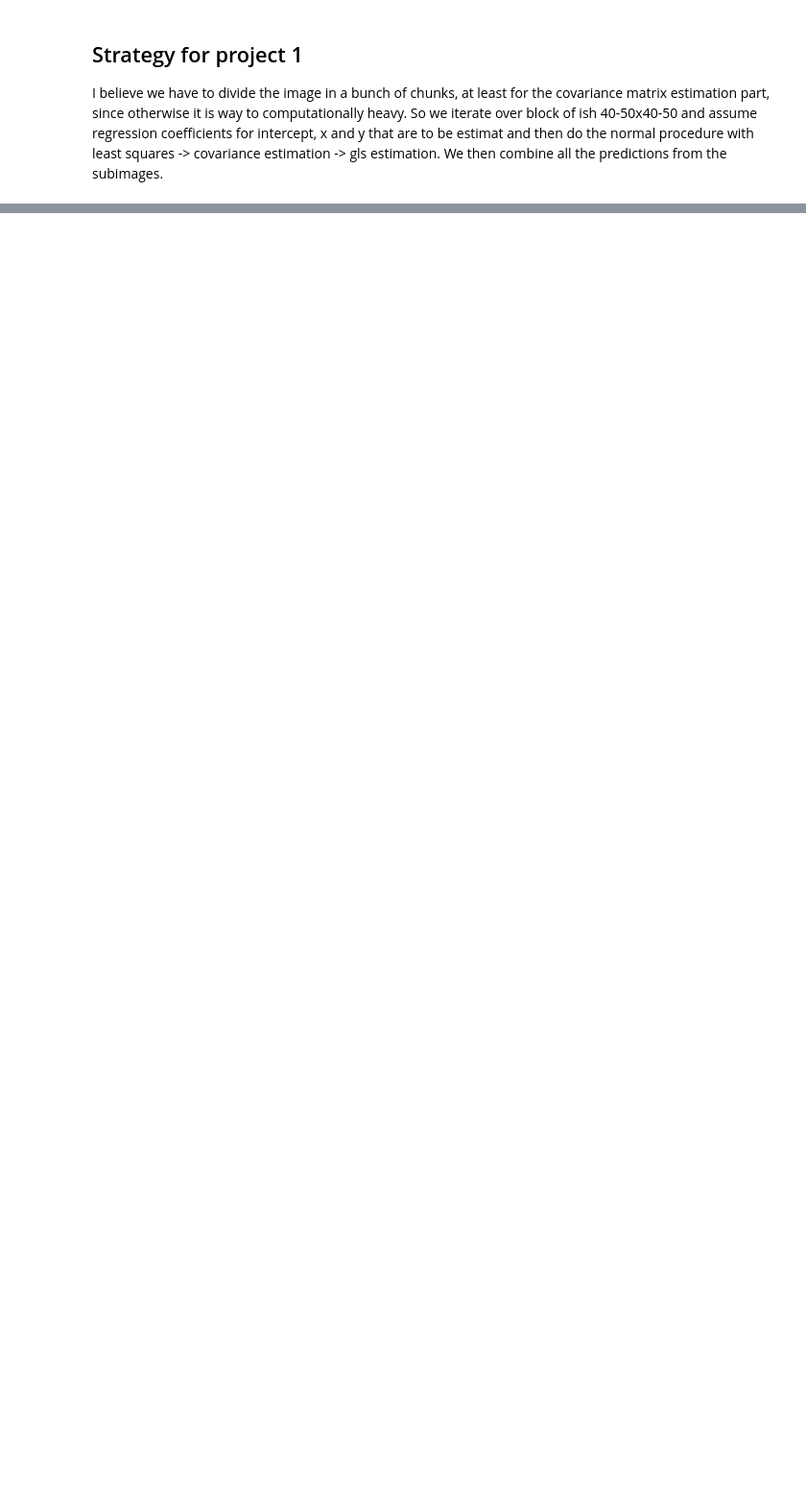
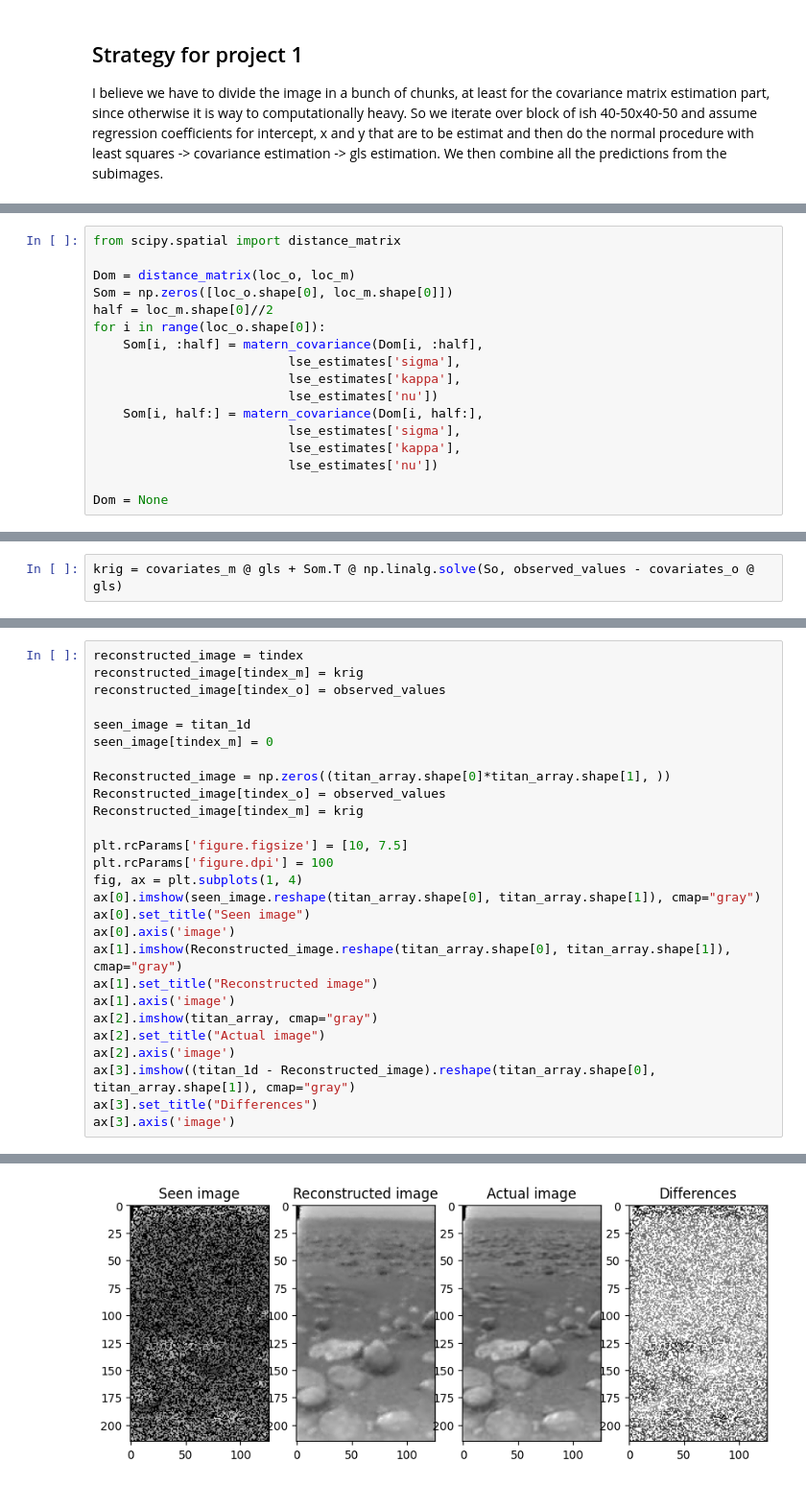
Before and after one commit to spjoliver/TMS016_DOG, a Jupyter notebook: Part 1/titan.ipynb, the cells around one changed output, grey strips where cells are left out. Shown at 96% size. Cells and saved outputs as stored; diff of their text form; blank space fills up the shorter version.

```diff
--- a/Part 1/titan.ipynb
+++ b/Part 1/titan.ipynb
@@ -95,0 +160,17 @@ gls = np.linalg.solve(Bo.T @ np.linalg.solve(So, Bo), Bo.T @ np.linalg.solve(So,
+# %%
+from scipy.spatial import distance_matrix
+
+Dom = distance_matrix(loc_o, loc_m)
+Som = np.zeros([loc_o.shape[0], loc_m.shape[0]])
+half = loc_m.shape[0]//2
+for i in range(loc_o.shape[0]):
+    Som[i, :half] = matern_covariance(Dom[i, :half],
+                          lse_estimates['sigma'],
+                          lse_estimates['kappa'],
+                          lse_estimates['nu'])
+    Som[i, half:] = matern_covariance(Dom[i, half:],
+                          lse_estimates['sigma'],
+                          lse_estimates['kappa'],
+                          lse_estimates['nu'])
+
+Dom = None
@@ -95,0 +179,2 @@ gls = np.linalg.solve(Bo.T @ np.linalg.solve(So, Bo), Bo.T @ np.linalg.solve(So,
+# %%
+krig = covariates_m @ gls + Som.T @ np.linalg.solve(So, observed_values - covariates_o @ gls)
@@ -95,0 +183,28 @@ gls = np.linalg.solve(Bo.T @ np.linalg.solve(So, Bo), Bo.T @ np.linalg.solve(So,
+# %%
+reconstructed_image = tindex
+reconstructed_image[tindex_m] = krig
+reconstructed_image[tindex_o] = observed_values
+
+seen_image = titan_1d
+seen_image[tindex_m] = 0
+
+Reconstructed_image = np.zeros((titan_array.shape[0]*titan_array.shape[1], ))
+Reconstructed_image[tindex_o] = observed_values
+Reconstructed_image[tindex_m] = krig
+
+plt.rcParams['figure.figsize'] = [10, 7.5]
+plt.rcParams['figure.dpi'] = 100
+fig, ax = plt.subplots(1, 4)
+ax[0].imshow(seen_image.reshape(titan_array.shape[0], titan_array.shape[1]), cmap="gray")
+ax[0].set_title("Seen image")
+ax[0].axis('image')
+ax[1].imshow(Reconstructed_image.reshape(titan_array.shape[0], titan_array.shape[1]), cmap="gray")
+ax[1].set_title("Reconstructed image")
+ax[1].axis('image')
+ax[2].imshow(titan_array, cmap="gray")
+ax[2].set_title("Actual image")
+ax[2].axis('image')
+ax[3].imshow((titan_1d - Reconstructed_image).reshape(titan_array.shape[0], titan_array.shape[1]), cmap="gray")
+ax[3].set_title("Differences")
+ax[3].axis('image')
+# %% [output]
@@ -95,0 +212 @@ gls = np.linalg.solve(Bo.T @ np.linalg.solve(So, Bo), Bo.T @ np.linalg.solve(So,
+[figure, added]
```
Also changed, not shown: parts of 24 cells of this notebook, 2 other files.
